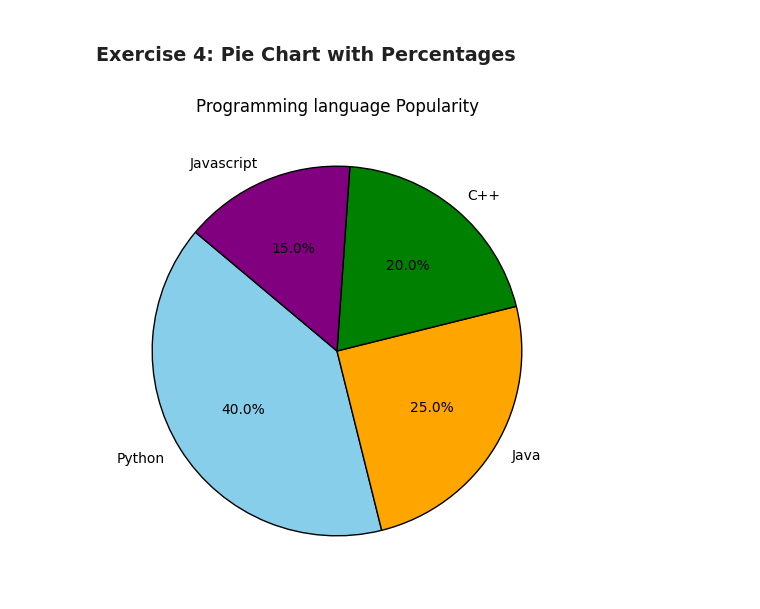
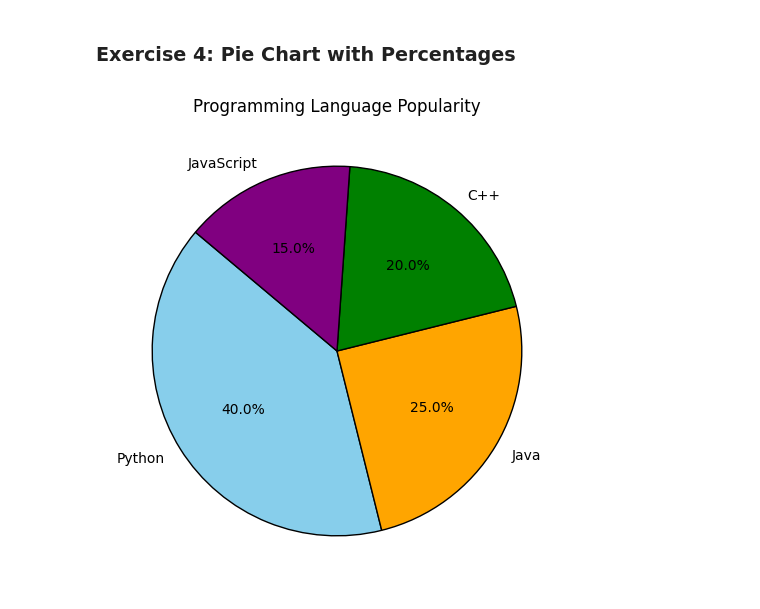
Before and after one commit to niveditanayak2003/python-jupyter-template, a Jupyter notebook: src/4-pie-chart.ipynb, the cells around one changed output. Cells and saved outputs as stored; diff of their text form; code cells hidden in the pictures.

```diff
--- a/src/4-pie-chart.ipynb
+++ b/src/4-pie-chart.ipynb
@@ -3,31 +3,68 @@
 # %%
 # TASK: Create a pie chart with the following data: labels = ['Python', 'Java', 'C++', 'JavaScript'] and sizes = [40, 25, 20, 15].
 # Display the percentages on the chart using autopct.
 import matplotlib.pyplot as plt
-def plot_pie_chart(labels,sizes,colors=None):
+
+def plot_pie_chart(labels, sizes, colors=None):
     try:
-        if not(labels and sizes):
-            raise ValueError("Labels and sizes lists cannot be empty")
-        if len(labels)!=len(labels):
-            raise ValueError("labels and sizes must have the same length")
-        if colors and len(colors)!=len(labels):
-            raise ValueError("Colors list must match the labelsin length.")
+        # Validate input types
+        if not isinstance(labels, list) or not isinstance(sizes, list):
+            raise TypeError("Labels and sizes must be lists.")
+        if colors and not isinstance(colors, list):
+            raise TypeError("Colors must be a list.")
 
-        plt.figure(figsize=(6,6))
-        plt.pie(sizes,labels=labels,autopct='%1.1f%%',colors=colors if colors else plt.cm.Paired.colors,startangle=140,wedgeprops={'edgecolor':'black'})
+        # Ensure lists are not empty
+        if not labels or not sizes:
+            raise ValueError("Labels and sizes lists cannot be empty.")
 
-        plt.title("Programming language Popularity")
+        # Ensure labels and sizes have the same length
+        if len(labels) != len(sizes):
+            raise ValueError("Labels and sizes must have the same length.")
 
+        # Ensure colors match labels if provided
+        if colors and len(colors) != len(labels):
+            raise ValueError("Colors list must match the labels in length.")
+
+        # Ensure all sizes are numbers and non-negative
+        if not all(isinstance(size, (int, float)) for size in sizes):
+            raise ValueError("All size values must be numbers (int or float).")
+        if any(size < 0 for size in sizes):
+            raise ValueError("Size values cannot be negative.")
+
+        # Ensure labels are strings
+        if not all(isinstance(label, str) for label in labels):
+            raise ValueError("All labels must be strings.")
+
+        # Ensure colors are valid color values
+        if colors and not all(isinstance(color, str) for color in colors):
+            raise ValueError("Colors must be valid color strings.")
+
+        # Plot the pie chart
+        plt.figure(figsize=(6, 6))
+        plt.pie(
+            sizes,
+            labels=labels,
+            autopct='%1.1f%%',
+            colors=colors if colors else plt.cm.Paired.colors,
+            startangle=140,
+            wedgeprops={'edgecolor': 'black'}
+        )
+
+        plt.title("Programming Language Popularity")
         plt.show()
+
     except ValueError as ve:
-        print(f"ValueError:{ve}")
+        print(f"ValueError: {ve}")
+    except TypeError as te:
+        print(f"TypeError: {te}")
     except Exception as e:
-        print(f"An unexpected error occurred:{e}")
+        print(f"An unexpected error occurred: {e}")
 
-labels=['Python','Java','C++','Javascript']
-sizes=[40,25,20,15]
-colors=['skyblue','orange','green','purple']
+# Example usage
+labels = ['Python', 'Java', 'C++', 'JavaScript']
+sizes = [40, 25, 20, 15]
+colors = ['skyblue', 'orange', 'green', 'purple']
 
-plot_pie_chart(labels,sizes,colors)
+plot_pie_chart(labels, sizes, colors)
 # %% [output]
-[figure, old version]
+[figure, new version]
```
Also changed, not shown: 5 other files.
